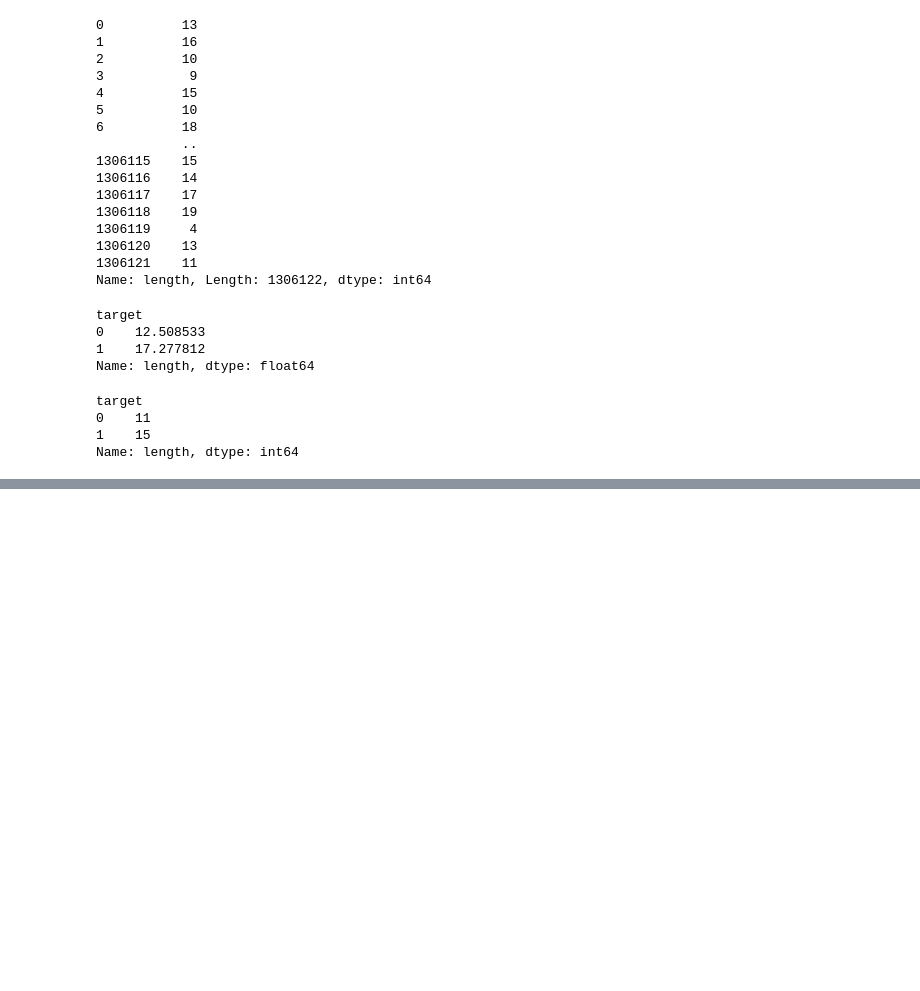
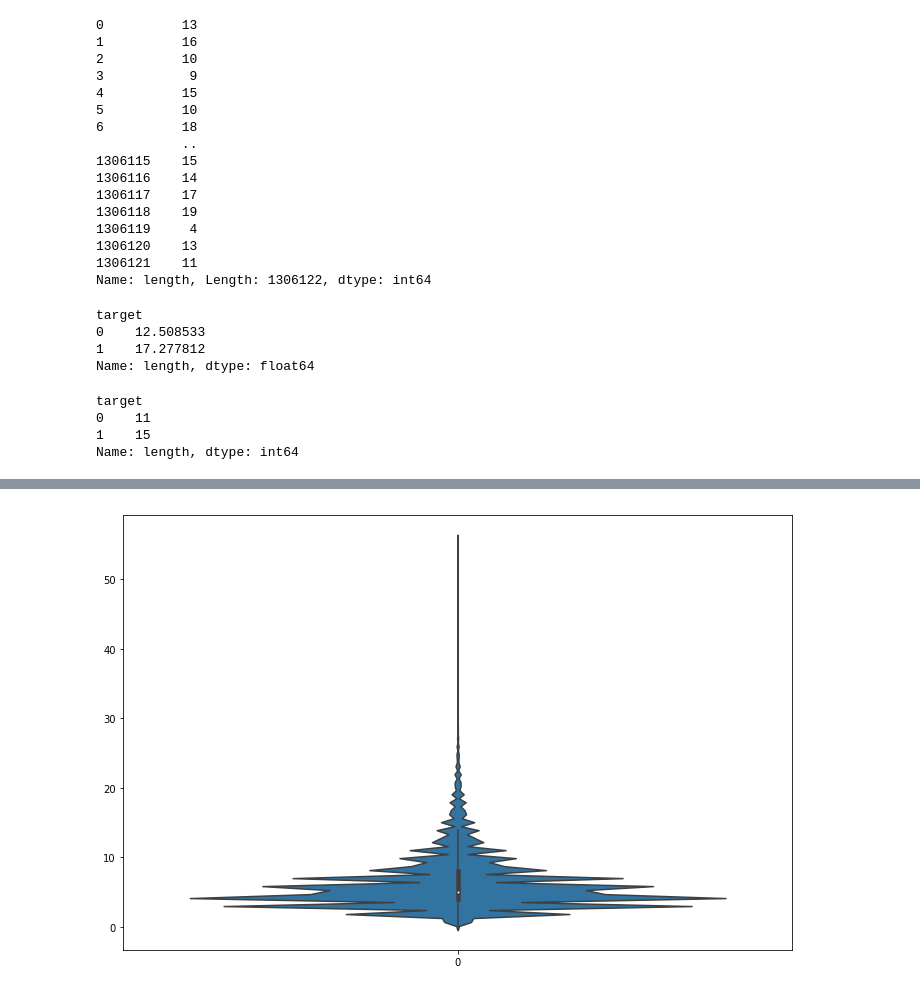
Before and after one commit to diwakarmalla/quora_insincere_ques_classification, a Jupyter notebook: notebooks/eda.ipynb, the cells around one changed output, grey strips where cells are left out. Saved outputs shown, nothing was run; the diff lists cells and outputs as text; code cells hidden in the pictures; blank space fills up the shorter version.

```diff
--- a/notebooks/eda.ipynb
+++ b/notebooks/eda.ipynb
@@ -117,0 +208,6 @@ df_train['question_text'].str.split().value_counts()
+# %%
+plt.figure(figsize=(12,8))
+sns.violinplot(data=df_train['num_stopwords'])
+plt.show()
+# %% [output]
+[figure, added]
```
Also changed, not shown: parts of 28 cells of this notebook.
